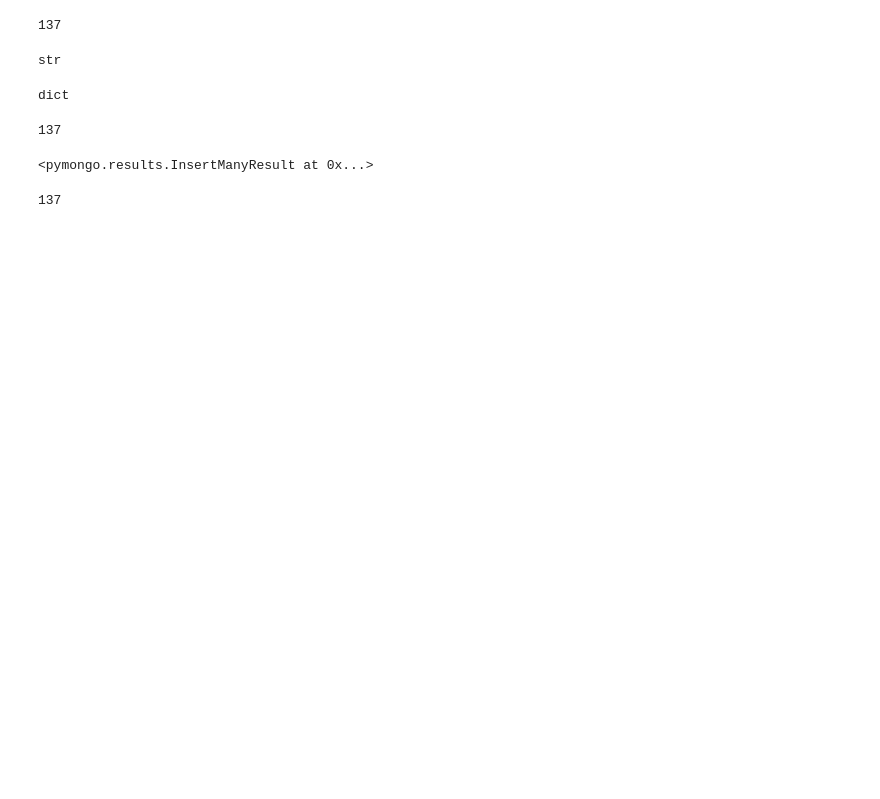
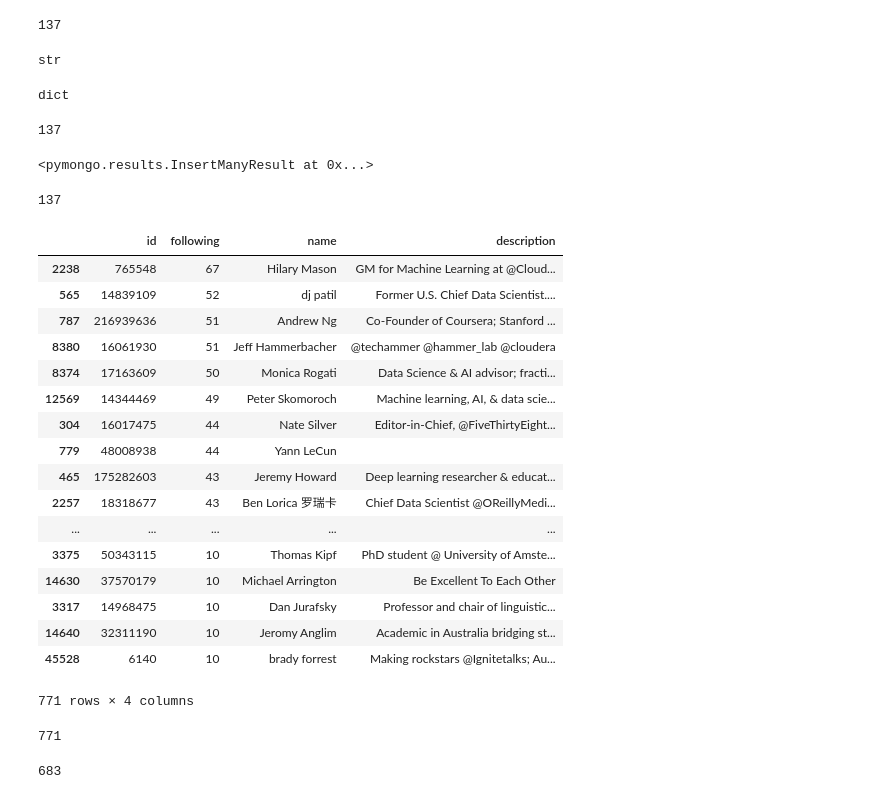
Before and after one commit to stephenilhardt/Twitter-User-Recommendations, a Jupyter notebook: to_mongo.ipynb, the cells around one changed output. Saved outputs shown, nothing was run; the diff lists cells and outputs as text; code cells hidden in the pictures; blank space fills up the shorter version.

Commit message:
changed mongo notebook

```diff
--- a/to_mongo.ipynb
+++ b/to_mongo.ipynb
@@ -62,3 +63,27 @@ for user in db.ds_users.find():
 len(user_ids)
 # %% [output]
 137
+# %%
+with open('user_frame.pickle', 'rb') as from_pickle:
+    big_users = pickle.load(from_pickle)
+# %%
+big_users
+# %% [output]
+|  | id | following | name | description |
+| 2238 | 765548 | 67 | Hilary Mason | GM for Machine Learning at @Cloud... |
+| 565 | 14839109 | 52 | dj patil | Former U.S. Chief Data Scientist.... |
+| 787 | 216939636 | 51 | Andrew Ng | Co-Founder of Coursera; Stanford ... |
+| 8380 | 16061930 | 51 | Jeff Hammerbacher | @techammer @hammer_lab @cloudera |
+| 8374 | 17163609 | 50 | Monica Rogati | Data Science & AI advisor; fracti... |
+| 12569 | 14344469 | 49 | Peter Skomoroch | Machine learning, AI, & data scie... |
+| 304 | 16017475 | 44 | Nate Silver | Editor-in-Chief, @FiveThirtyEight... |
+| 779 | 48008938 | 44 | Yann LeCun |  |
+| 465 | 175282603 | 43 | Jeremy Howard | Deep learning researcher & educat... |
+| 2257 | 18318677 | 43 | Ben Lorica 罗瑞卡 | Chief Data Scientist @OReillyMedi... |
+| ... | ... | ... | ... | ... |
+| 3375 | 50343115 | 10 | Thomas Kipf | PhD student @ University of Amste... |
+| 14630 | 37570179 | 10 | Michael Arrington | Be Excellent To Each Other |
+| 3317 | 14968475 | 10 | Dan Jurafsky | Professor and chair of linguistic... |
+| 14640 | 32311190 | 10 | Jeromy Anglim | Academic in Australia bridging st... |
+| 45528 | 6140 | 10 | brady forrest | Making rockstars @Ignitetalks; Au... |
+771 rows × 4 columns
@@ -64,0 +97,4 @@ len(user_ids)
+# %%
+len(list_new)
+# %% [output]
+771
@@ -64,0 +107,4 @@ len(user_ids)
+# %%
+len(mongo_list)
+# %% [output]
+683
```
Also changed, not shown: parts of 6 cells of this notebook, 2 other files.
